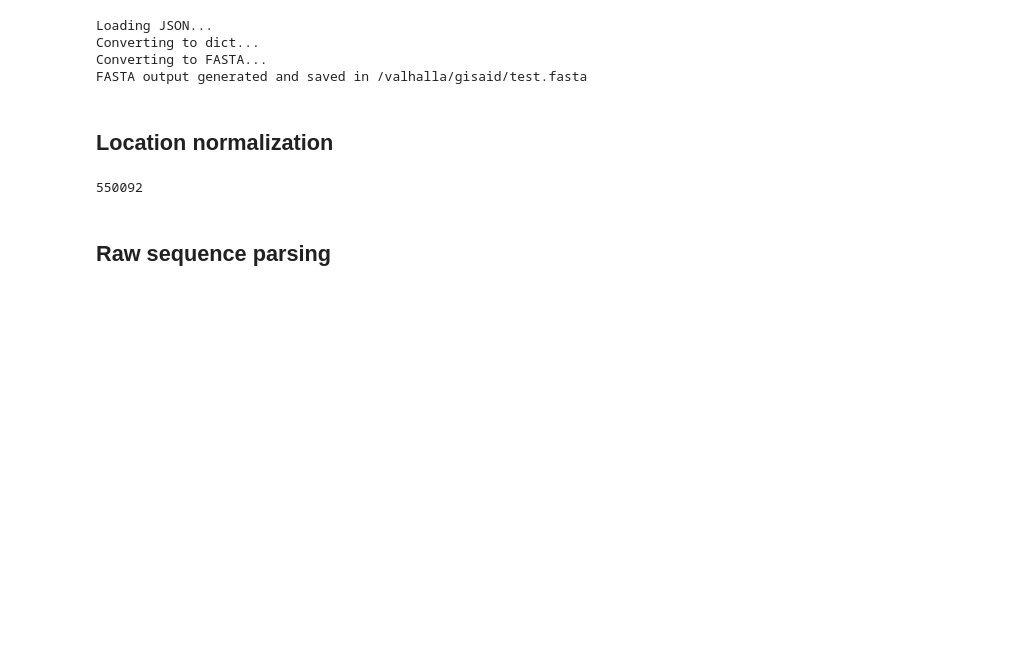
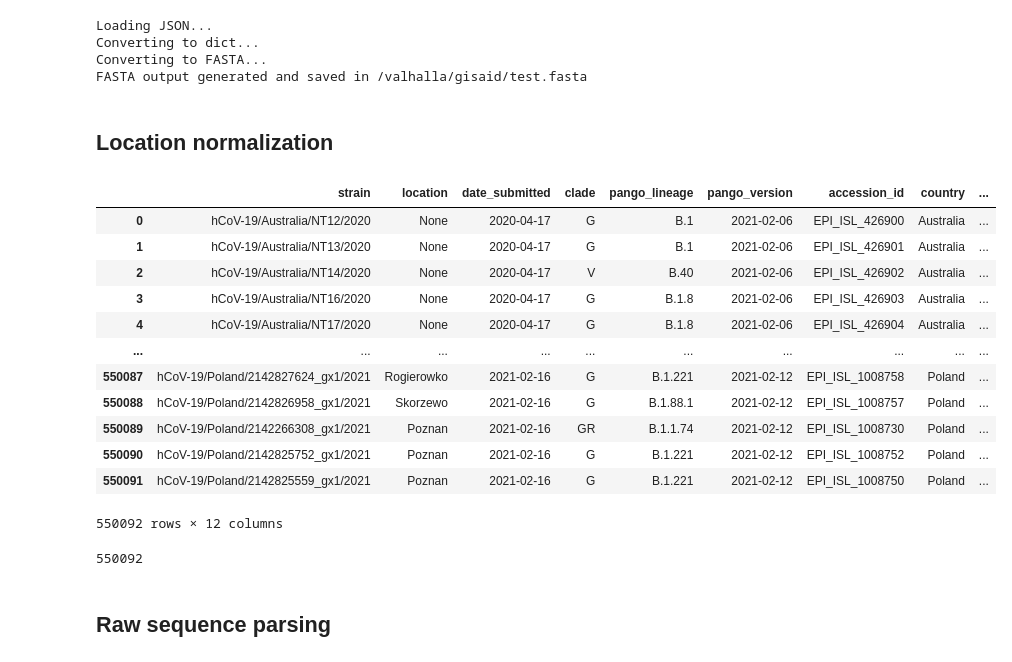
Before and after one commit to andersen-lab/bjorn, a Jupyter notebook: notebooks/gisaid_feed_processing.ipynb, the cells around one changed output. Saved outputs shown, nothing was run; the diff lists cells and outputs as text; code cells hidden in the pictures; blank space fills up the shorter version.

Commit message:
finalized nb for parsing GISAID API data

```diff
--- a/notebooks/gisaid_feed_processing.ipynb
+++ b/notebooks/gisaid_feed_processing.ipynb
@@ -35,3 +35,23 @@ import pandas as pd
 import geopandas as gpd
 import visualize as bv
 import data as bd
+# %%
+meta_fp = '/valhalla/gisaid/meta_2021-02-17.tsv.gz'
+meta_df = pd.read_csv(meta_fp, sep='\t', compression='gzip')
+meta_df['strain'] = meta_df['strain'].replace('hCoV-19/', '').replace(' ', '')
+# %%
+meta_df
+# %% [output]
+|  | strain | location | date_submitted | clade | pango_lineage | pango_version | accession_id | country | ... |
+| 0 | hCoV-19/Australia/NT12/2020 | None | 2020-04-17 | G | B.1 | 2021-02-06 | EPI_ISL_426900 | Australia | ... |
+| 1 | hCoV-19/Australia/NT13/2020 | None | 2020-04-17 | G | B.1 | 2021-02-06 | EPI_ISL_426901 | Australia | ... |
+| 2 | hCoV-19/Australia/NT14/2020 | None | 2020-04-17 | V | B.40 | 2021-02-06 | EPI_ISL_426902 | Australia | ... |
+| 3 | hCoV-19/Australia/NT16/2020 | None | 2020-04-17 | G | B.1.8 | 2021-02-06 | EPI_ISL_426903 | Australia | ... |
+| 4 | hCoV-19/Australia/NT17/2020 | None | 2020-04-17 | G | B.1.8 | 2021-02-06 | EPI_ISL_426904 | Australia | ... |
+| ... | ... | ... | ... | ... | ... | ... | ... | ... | ... |
+| 550087 | hCoV-19/Poland/2142827624_gx1/2021 | Rogierowko | 2021-02-16 | G | B.1.221 | 2021-02-12 | EPI_ISL_1008758 | Poland | ... |
+| 550088 | hCoV-19/Poland/2142826958_gx1/2021 | Skorzewo | 2021-02-16 | G | B.1.88.1 | 2021-02-12 | EPI_ISL_1008757 | Poland | ... |
+| 550089 | hCoV-19/Poland/2142266308_gx1/2021 | Poznan | 2021-02-16 | GR | B.1.1.74 | 2021-02-12 | EPI_ISL_1008730 | Poland | ... |
+| 550090 | hCoV-19/Poland/2142825752_gx1/2021 | Poznan | 2021-02-16 | G | B.1.221 | 2021-02-12 | EPI_ISL_1008752 | Poland | ... |
+| 550091 | hCoV-19/Poland/2142825559_gx1/2021 | Poznan | 2021-02-16 | G | B.1.221 | 2021-02-12 | EPI_ISL_1008750 | Poland | ... |
+550092 rows × 12 columns
```
Also changed, not shown: parts of 25 cells of this notebook.
